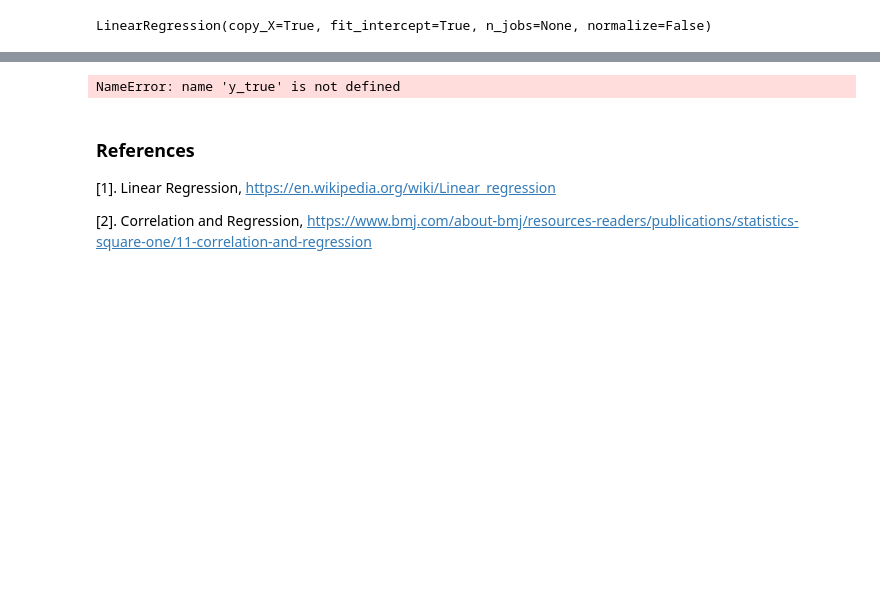
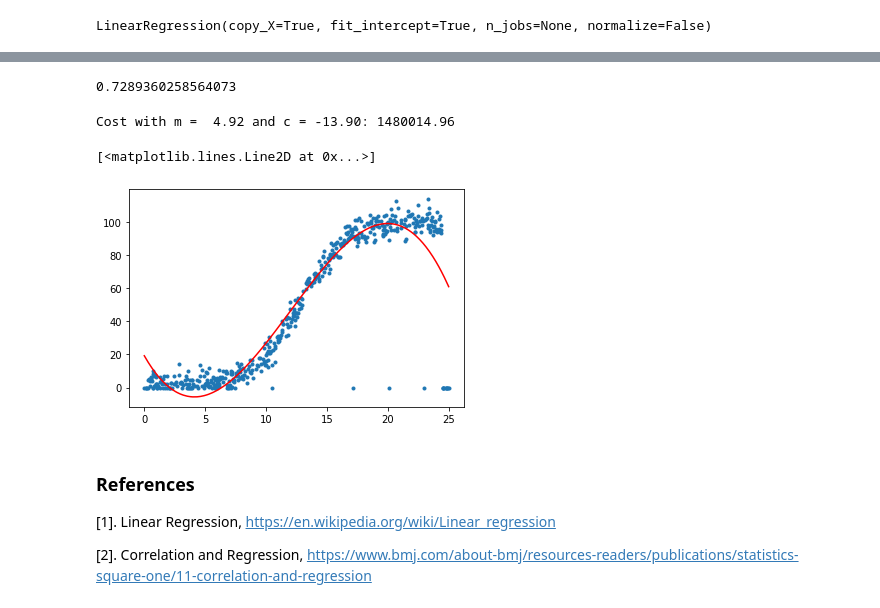
Before and after one commit to hayleydoherty/FundofDAProject, a Jupyter notebook: Project.ipynb, the cells around one changed output, grey strips where cells are left out. Cells and saved outputs as stored; diff of their text form; code cells hidden in the pictures; blank space fills up the shorter version.

```diff
--- a/Project.ipynb
+++ b/Project.ipynb
@@ -118,0 +99,3 @@ x.shape, y.shape
+# %%
+x = x.reshape(-1, 1)
+y = y.reshape(-1, 1)
@@ -119,4 +131,4 @@ x.shape, y.shape
 # %%
-linreg.fit(x_train, y_train)
+m.fit(x_train, y_train)
 # %% [output]
 LinearRegression(copy_X=True, fit_intercept=True, n_jobs=None, normalize=False)
@@ -139,7 +161,25 @@ print(metrics.mean_absolute_error(y_test, y_pred))
-# %%
-print(metrics.mean_squared_error(y_true, y_pred))
-# %% [output]
-NameError: name 'y_true' is not defined
+# %%
+linreg.fit(x, y)
+linreg.intercept_
+linreg.coef_
+# %%
+linreg.score(x, y)
+# %% [output]
+0.7289360258564073
+# %%
+cost = lambda m,c: np.sum([(y[i] - m * x[i] - c)**2 for i in range(x.size)])
+
+print("Cost with m = %5.2f and c = %5.2f: %8.2f" % (4.9176, -13.8999, cost(4.9176, -13.8999)))
+# %% [output]
+Cost with m =  4.92 and c = -13.90: 1480014.96
+# %%
+a, b, c, d = np.polyfit(x, y, 3)
+# %%
+plt.plot(x, y, '.', label = "Data")
+plt.plot(x, a*x*x*x + b*x*x + c *x +d, 'r-')
+# %% [output]
+[<matplotlib.lines.Line2D at 0x...>]
+[figure, added]
 # %% [markdown]
 ### References
 [1]. Linear Regression, https://en.wikipedia.org/wiki/Linear_regression
```
Also changed, not shown: parts of 20 cells of this notebook.
